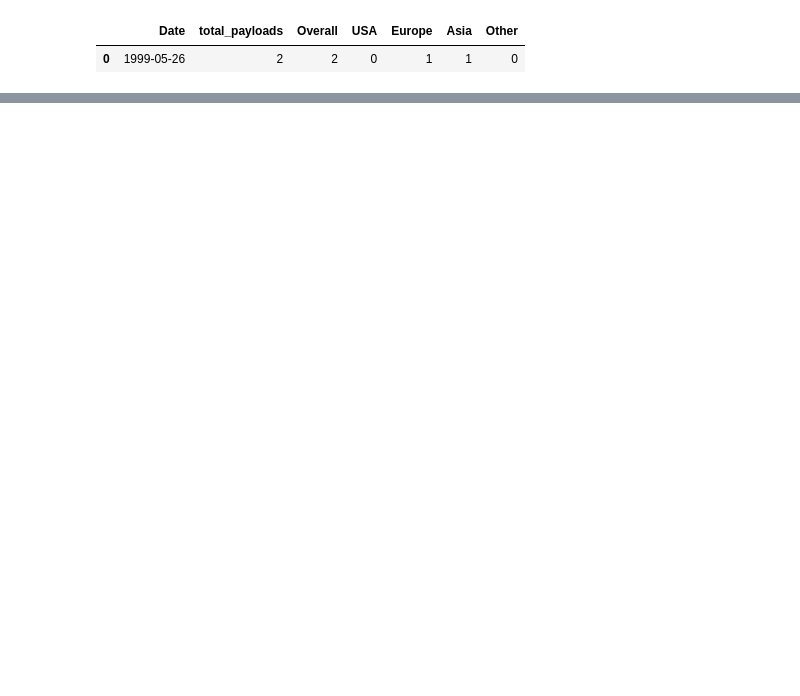
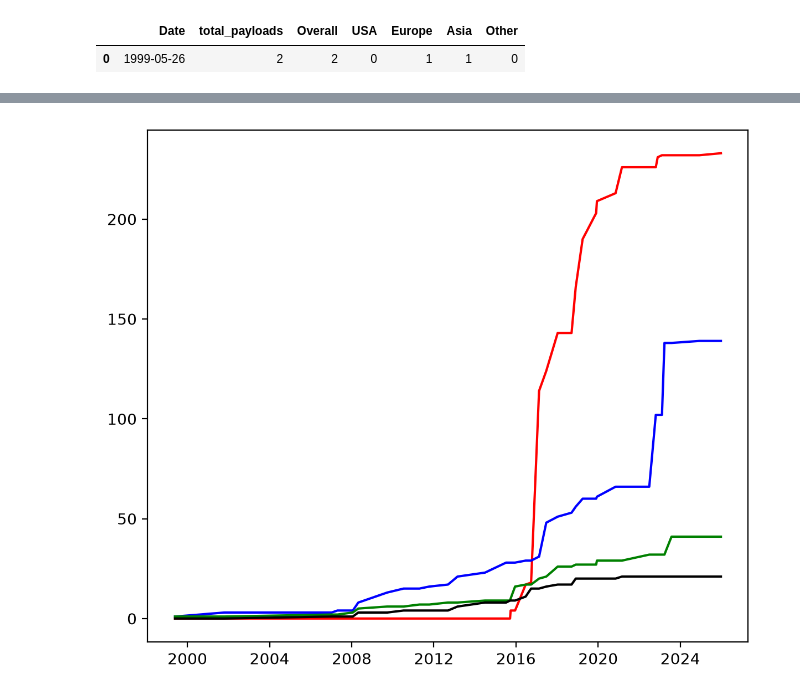
Before and after one commit to debatreyo/ISRO---Missions, a Jupyter notebook: notebooks/data_viz.ipynb, the cells around one changed output, grey strips where cells are left out. Cells and saved outputs as stored; diff of their text form; code cells hidden in the pictures; blank space fills up the shorter version.

```diff
--- a/notebooks/data_viz.ipynb
+++ b/notebooks/data_viz.ipynb
@@ -65,0 +49,47 @@ y_other_sm = make_interp_spline(x, y_other)(x_sm)
+# %%
+# original values
+df = df.copy()
+df["Date"] = pd.to_datetime(df["Date"])
+df = df.sort_values("Date")
+
+x = df["Date"]
+
+y_usa = df["USA"]
+y_eu = df["Europe"]
+y_asia = df["Asia"]
+y_other = df["Other"]
+
+# convert dates to numeric values (days since first date)
+x_numeric = (x - x.min()).dt.total_seconds().to_numpy() / 86400
+
+# generate 300 evenly spaced numeric dates
+x_sm_numeric = np.linspace(
+    x_numeric.min(),
+    x_numeric.max(),
+    200
+)
+
+# smoothed y values
+# y_usa_sm = make_interp_spline(x_numeric, y_usa)(x_sm_numeric)
+# y_eu_sm = make_interp_spline(x_numeric, y_eu)(x_sm_numeric)
+# y_asia_sm = make_interp_spline(x_numeric, y_asia)(x_sm_numeric)
+# y_other_sm = make_interp_spline(x_numeric, y_other)(x_sm_numeric)
+
+y_usa_sm = PchipInterpolator(x_numeric, y_usa)(x_sm_numeric)
+y_eu_sm = PchipInterpolator(x_numeric, y_eu)(x_sm_numeric)
+y_asia_sm = PchipInterpolator(x_numeric, y_asia)(x_sm_numeric)
+y_other_sm = PchipInterpolator(x_numeric, y_other)(x_sm_numeric)
+
+# convert numeric dates back to datetime
+x_sm = x.min() + pd.to_timedelta(x_sm_numeric, unit="D")
+# %%
+fig, ax = plt.subplots(figsize=(7,6), dpi=200)
+
+ax.plot(x, y_usa, color="red")
+ax.plot(x, y_eu, color="blue")
+ax.plot(x, y_asia, color="green")
+ax.plot(x, y_other, color="black")
+
+plt.show()
+# %% [output]
+[figure, added]
```
Also changed, not shown: parts of 6 cells of this notebook.
